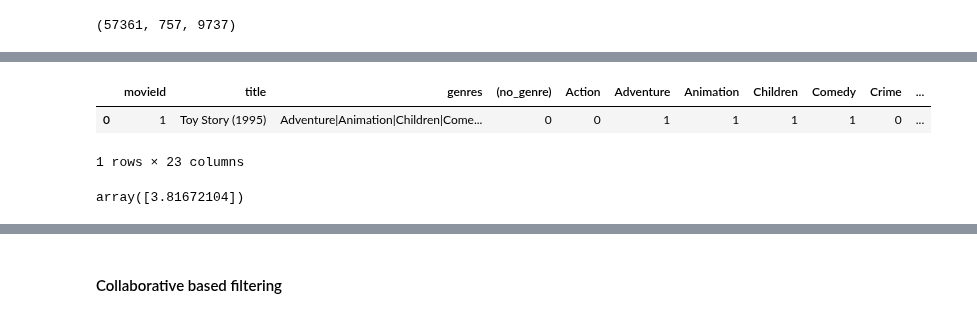
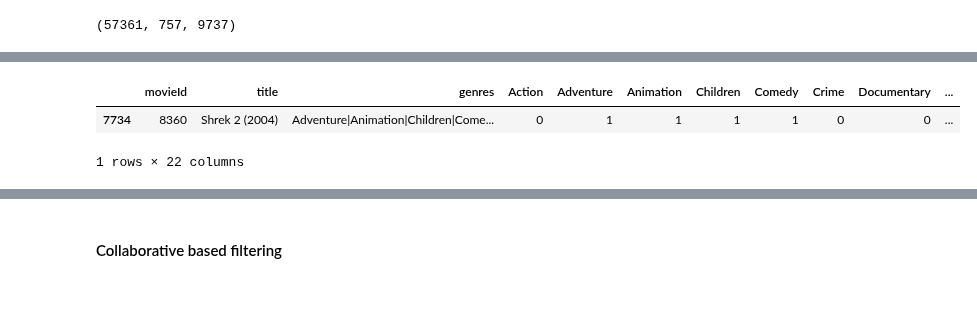
Before and after one commit to Prajakta15Patil/Recommender_System, a Jupyter notebook: RS.ipynb, the cells around one changed output, grey strips where cells are left out. Drawn from its saved outputs; the diff is of its cells as text; code cells hidden in the pictures.

```diff
--- a/RS.ipynb
+++ b/RS.ipynb
@@ -130,11 +190,7 @@ array([ 0.        ,  0.13769577,  0.1310475 ,  0.44606982, -0.23873975,
 # %%
-m_pred = movies[movies['movieId']==1].drop(['title','genres','movieId'], axis = 1)
-movies[movies['movieId'] ==1]
+m_pred = movies[movies['movieId']==8360].drop(['title','genres','movieId','(no genres listed)'], axis = 1)
+movies[movies['movieId'] ==8360].drop('(no genres listed)', axis =1)
 # %% [output]
-|  | movieId | title | genres | (no_genre) | Action | Adventure | Animation | Children | Comedy | Crime | ... |
-| 0 | 1 | Toy Story (1995) | Adventure|Animation|Children|Come... | 0 | 0 | 1 | 1 | 1 | 1 | 0 | ... |
+|  | movieId | title | genres | Action | Adventure | Animation | Children | Comedy | Crime | Documentary | ... |
+| 7734 | 8360 | Shrek 2 (2004) | Adventure|Animation|Children|Come... | 0 | 1 | 1 | 1 | 1 | 0 | 0 | ... |
-1 rows × 23 columns
+1 rows × 22 columns
-# %%
-reg.predict(m_pred)
-# %% [output]
-array([3.81672104])
```
Also changed, not shown: parts of 77 cells of this notebook.
